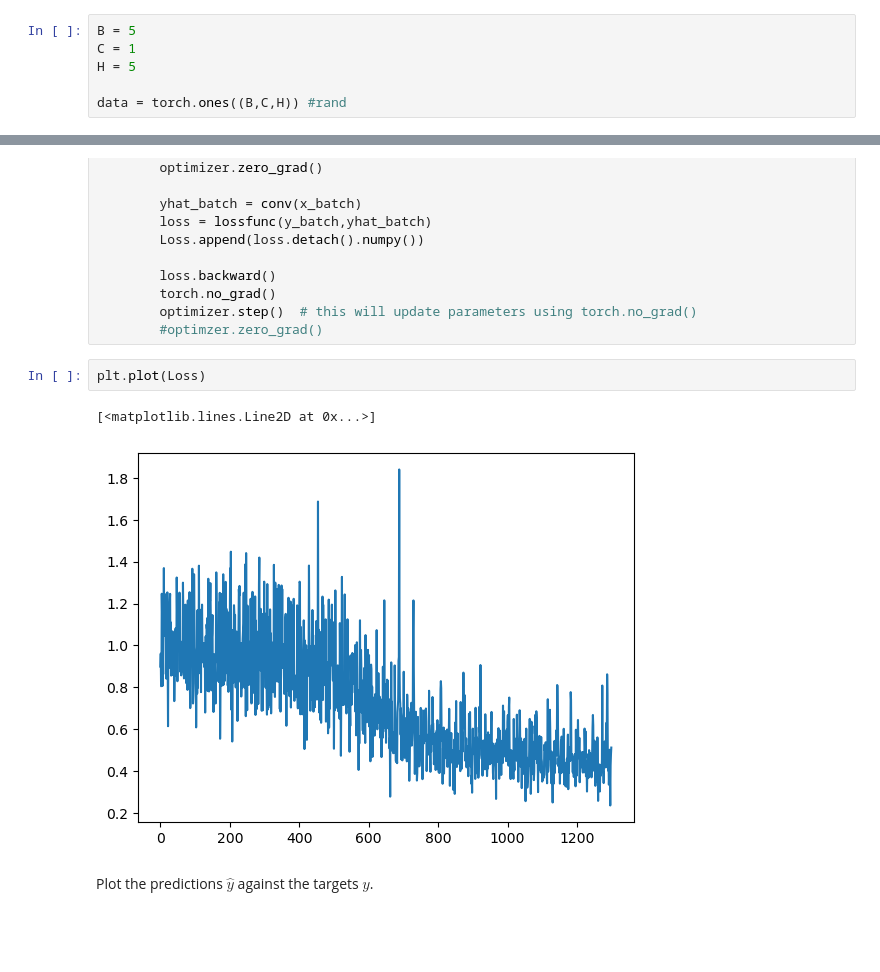
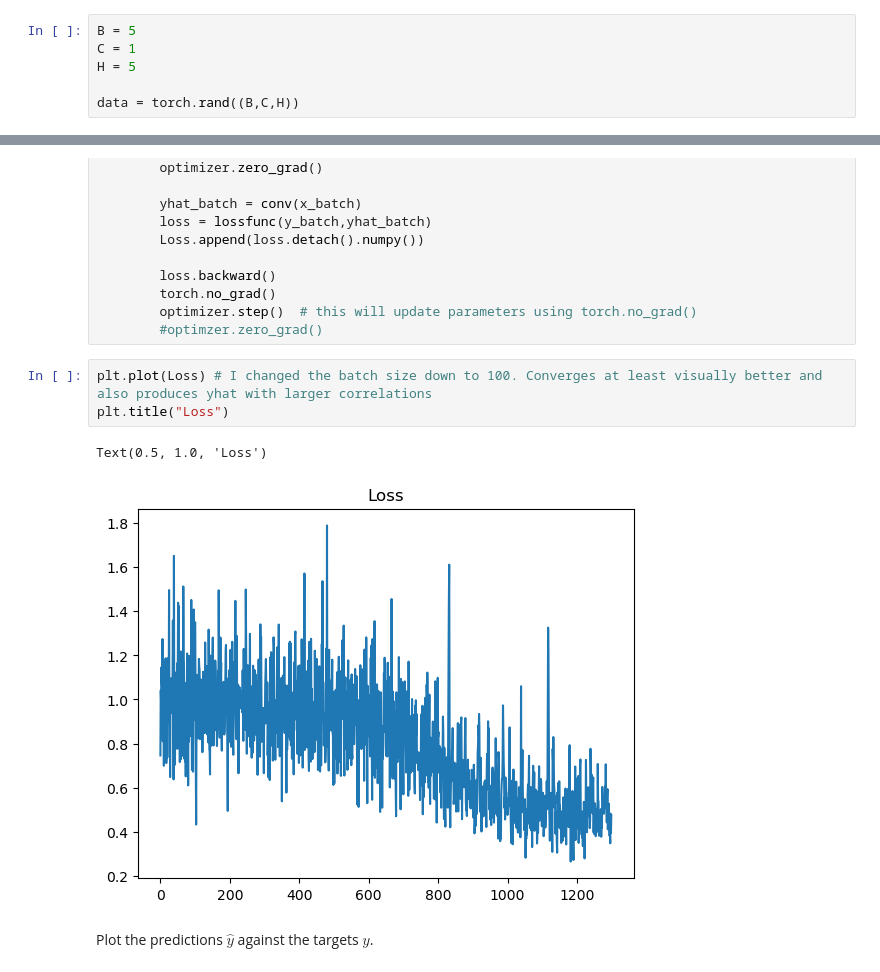
Before and after one commit to QuentinRauschenbach/Deep_Learning, a Jupyter notebook: excersise/Kopie_von_04_Convolutional_Networks.ipynb, the cells around one changed output, grey strips where cells are left out. Saved outputs shown, nothing was run; the diff lists cells and outputs as text; blank space fills up the shorter version.

```diff
--- a/excersise/Kopie_von_04_Convolutional_Networks.ipynb
+++ b/excersise/Kopie_von_04_Convolutional_Networks.ipynb
@@ -21,4 +25,4 @@ B = 5
 C = 1
 H = 5
 
-data = torch.ones((B,C,H)) #rand
+data = torch.rand((B,C,H))
@@ -463,10 +448,11 @@ for epoch in tqdm(range(n_epochs)):
         optimizer.step()  # this will update parameters using torch.no_grad()
         #optimzer.zero_grad()
 # %%
-plt.plot(Loss)
+plt.plot(Loss) # I changed the batch size down to 100. Converges at least visually better and also produces yhat with larger correlations
+plt.title("Loss")
 # %% [output]
-[<matplotlib.lines.Line2D at 0x...>]
+Text(0.5, 1.0, 'Loss')
-[figure, old version]
+[figure, new version]
 # %% [markdown]
 Plot the predictions $\hat y$ against the targets $y$.
 # %%
```
Also changed, not shown: parts of 51 cells of this notebook.
